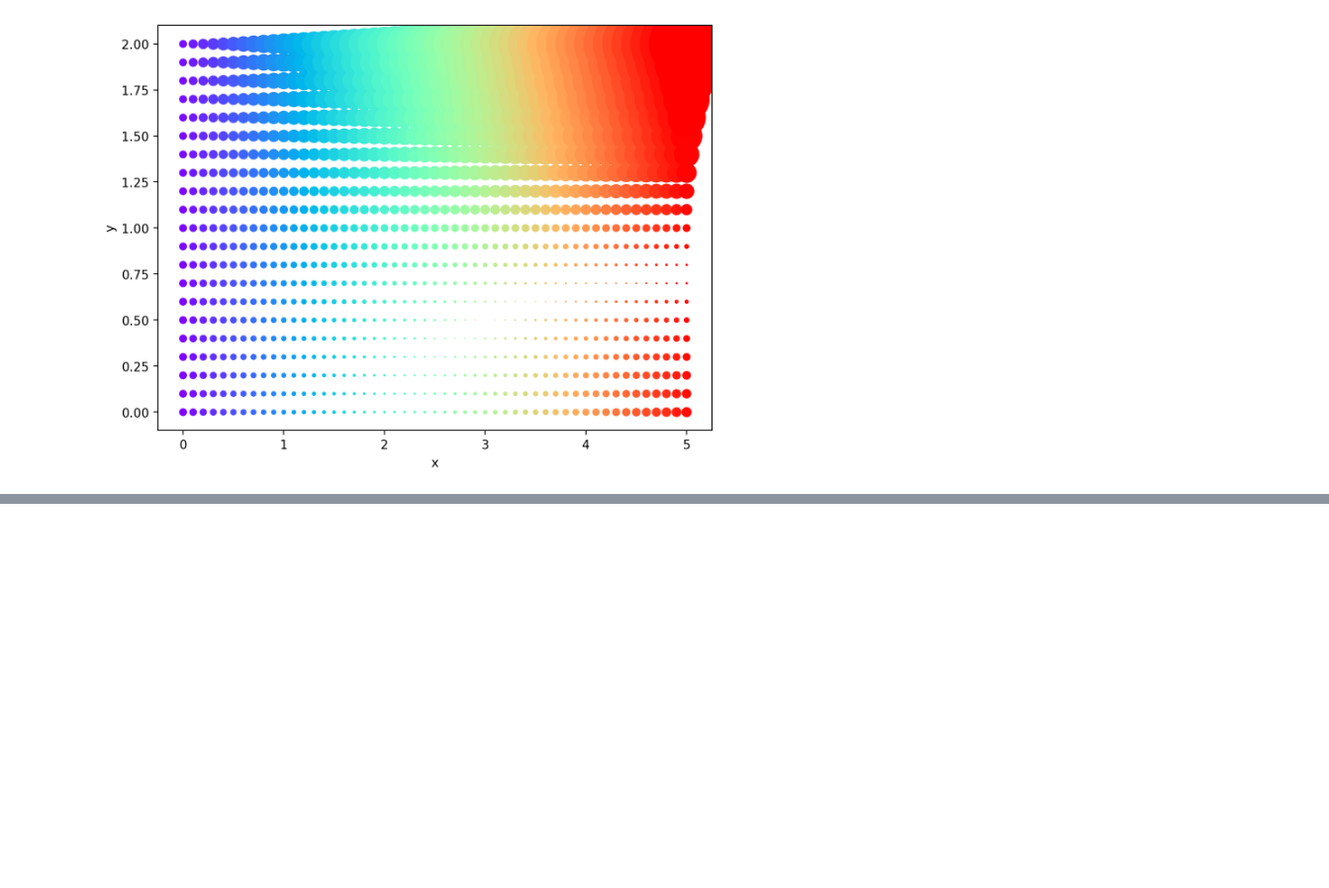
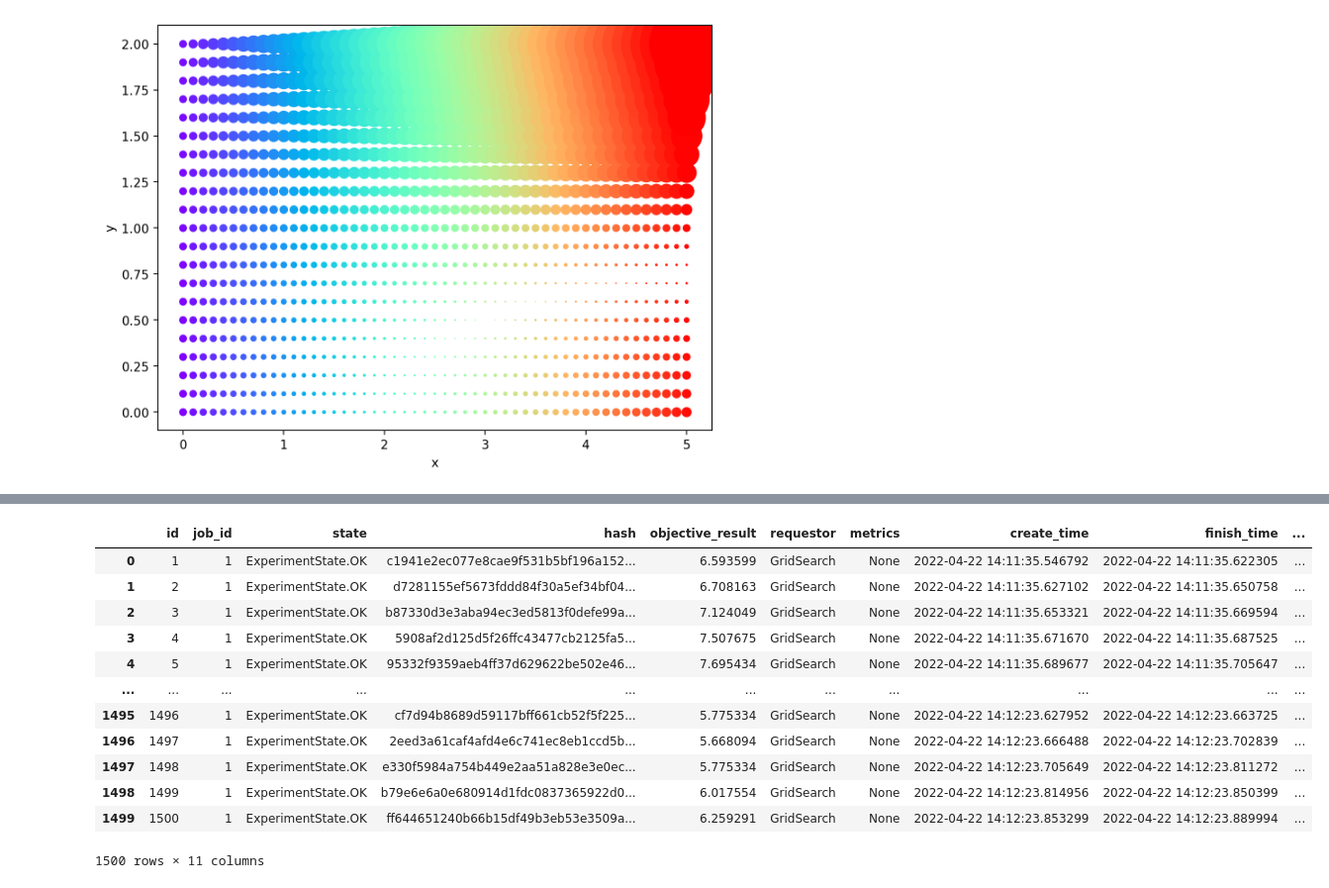
Before and after one commit to qnbhd/feijoa, a Jupyter notebook: examples/notebooks/simple.ipynb, the cells around one changed output, grey strips where cells are left out. Shown at 99% size. Cells and saved outputs as stored; diff of their text form; code cells hidden in the pictures; blank space fills up the shorter version.

```diff
--- a/examples/notebooks/simple.ipynb
+++ b/examples/notebooks/simple.ipynb
@@ -40,0 +73,16 @@ Text(0, 0.5, 'y')
+# %%
+df
+# %% [output]
+|  | id | job_id | state | hash | objective_result | requestor | metrics | create_time | finish_time | ... |
+| 0 | 1 | 1 | ExperimentState.OK | c1941e2ec077e8cae9f531b5bf196a152... | 6.593599 | GridSearch | None | 2022-04-22 14:11:35.546792 | 2022-04-22 14:11:35.622305 | ... |
+| 1 | 2 | 1 | ExperimentState.OK | d7281155ef5673fddd84f30a5ef34bf04... | 6.708163 | GridSearch | None | 2022-04-22 14:11:35.627102 | 2022-04-22 14:11:35.650758 | ... |
+| 2 | 3 | 1 | ExperimentState.OK | b87330d3e3aba94ec3ed5813f0defe99a... | 7.124049 | GridSearch | None | 2022-04-22 14:11:35.653321 | 2022-04-22 14:11:35.669594 | ... |
+| 3 | 4 | 1 | ExperimentState.OK | 5908af2d125d5f26ffc43477cb2125fa5... | 7.507675 | GridSearch | None | 2022-04-22 14:11:35.671670 | 2022-04-22 14:11:35.687525 | ... |
+| 4 | 5 | 1 | ExperimentState.OK | 95332f9359aeb4ff37d629622be502e46... | 7.695434 | GridSearch | None | 2022-04-22 14:11:35.689677 | 2022-04-22 14:11:35.705647 | ... |
+| ... | ... | ... | ... | ... | ... | ... | ... | ... | ... | ... |
+| 1495 | 1496 | 1 | ExperimentState.OK | cf7d94b8689d59117bff661cb52f5f225... | 5.775334 | GridSearch | None | 2022-04-22 14:12:23.627952 | 2022-04-22 14:12:23.663725 | ... |
+| 1496 | 1497 | 1 | ExperimentState.OK | 2eed3a61caf4afd4e6c741ec8eb1ccd5b... | 5.668094 | GridSearch | None | 2022-04-22 14:12:23.666488 | 2022-04-22 14:12:23.702839 | ... |
+| 1497 | 1498 | 1 | ExperimentState.OK | e330f5984a754b449e2aa51a828e3e0ec... | 5.775334 | GridSearch | None | 2022-04-22 14:12:23.705649 | 2022-04-22 14:12:23.811272 | ... |
+| 1498 | 1499 | 1 | ExperimentState.OK | b79e6e6a0e680914d1fdc0837365922d0... | 6.017554 | GridSearch | None | 2022-04-22 14:12:23.814956 | 2022-04-22 14:12:23.850399 | ... |
+| 1499 | 1500 | 1 | ExperimentState.OK | ff644651240b66b15df49b3eb53e3509a... | 6.259291 | GridSearch | None | 2022-04-22 14:12:23.853299 | 2022-04-22 14:12:23.889994 | ... |
+1500 rows × 11 columns
```
Also changed, not shown: parts of 9 cells of this notebook, 6 other files.
